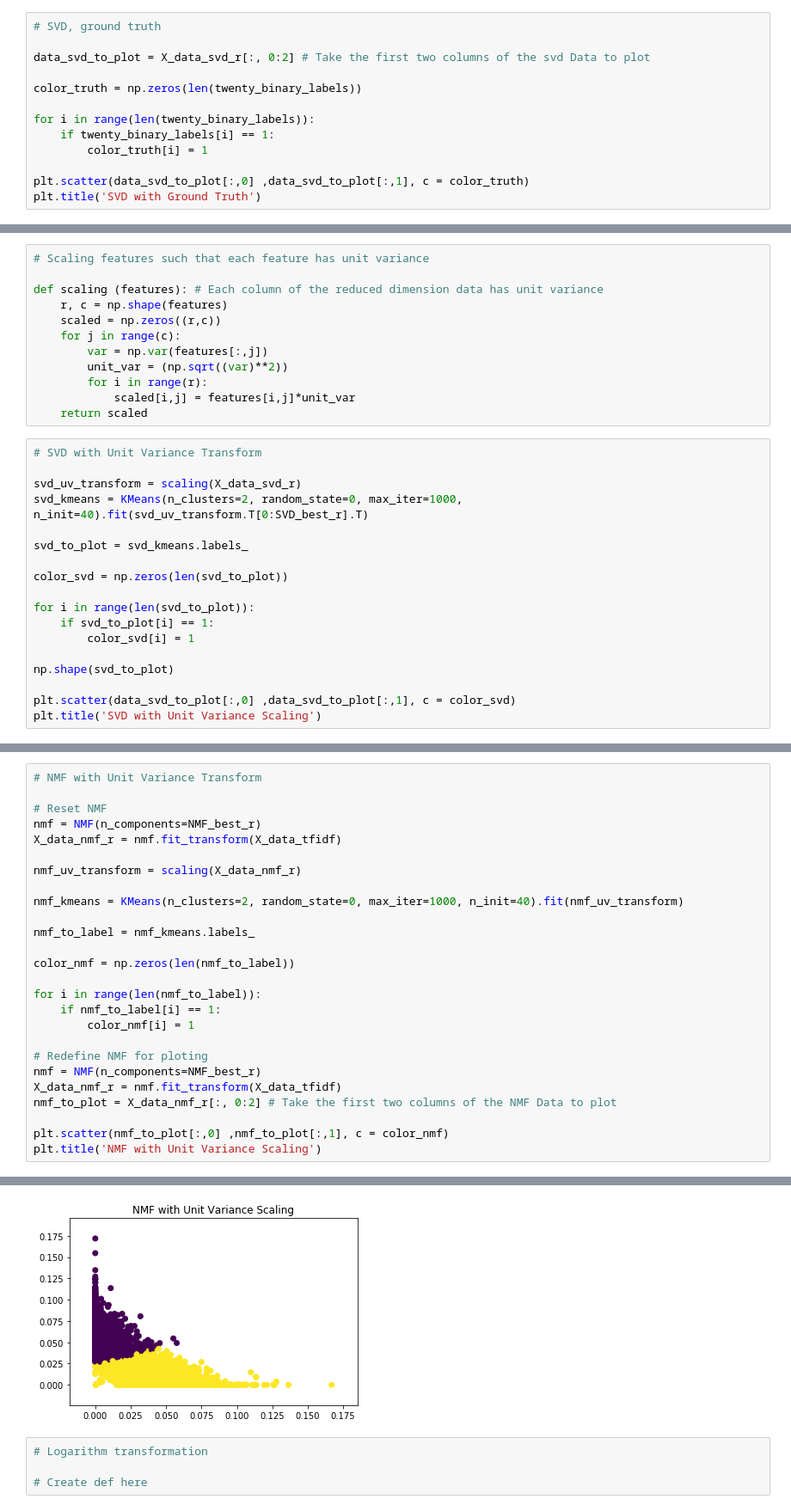
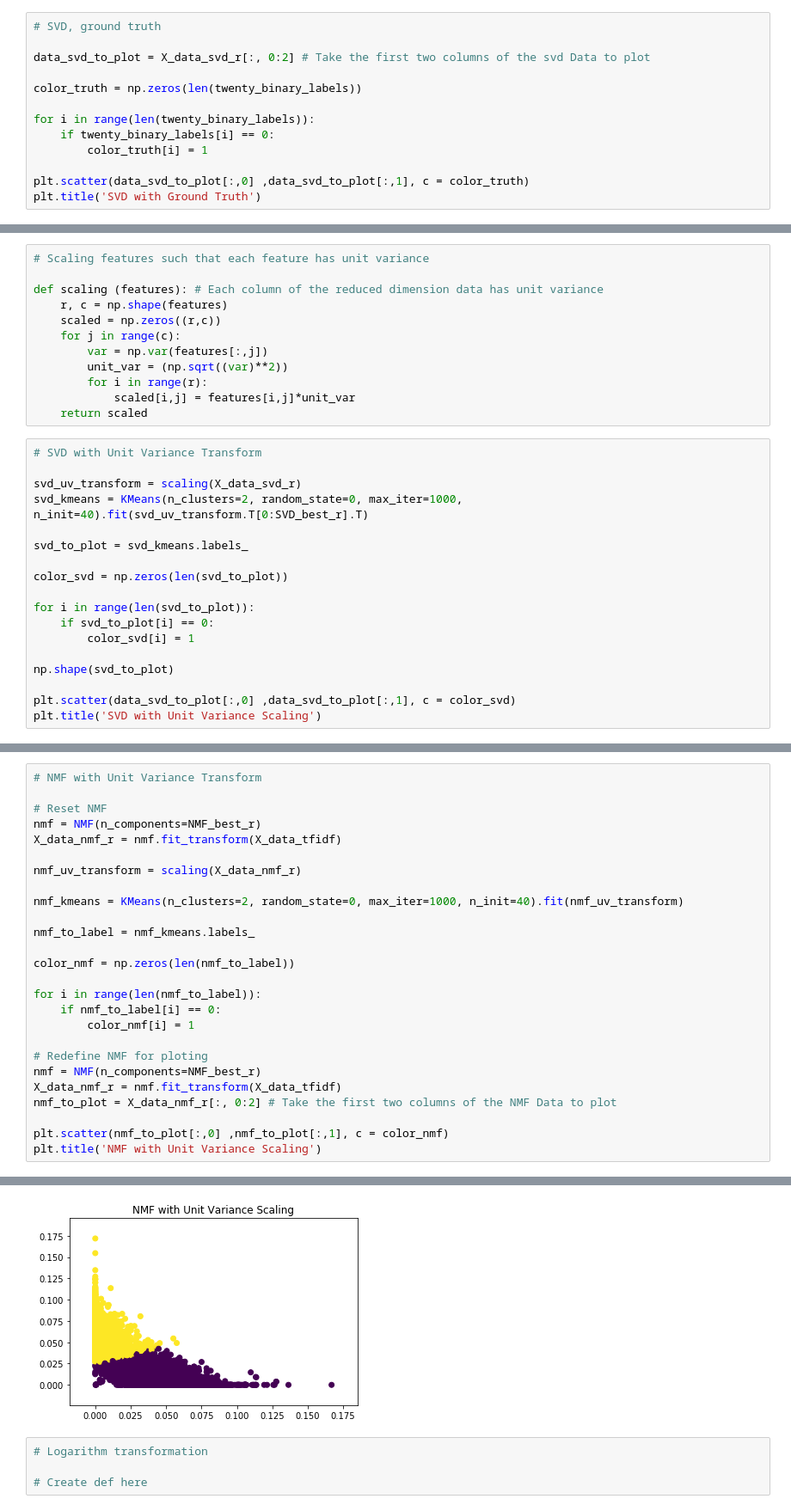
Before and after one commit to 219Winter2019adjz/Project2, a Jupyter notebook: Proj2.ipynb, the cells around one changed output, grey strips where cells are left out. Shown: that part at 86% size. Cells and saved outputs as stored; diff of their text form.

```diff
--- a/Proj2.ipynb
+++ b/Proj2.ipynb
@@ -310,7 +310,7 @@ data_svd_to_plot = X_data_svd_r[:, 0:2] # Take the first two columns of the svd
 color_truth = np.zeros(len(twenty_binary_labels))
 
 for i in range(len(twenty_binary_labels)):
-    if twenty_binary_labels[i] == 1:
+    if twenty_binary_labels[i] == 0:
         color_truth[i] = 1
 
 plt.scatter(data_svd_to_plot[:,0] ,data_svd_to_plot[:,1], c = color_truth)
@@ -412,7 +412,7 @@ svd_to_plot = svd_kmeans.labels_
 color_svd = np.zeros(len(svd_to_plot))
 
 for i in range(len(svd_to_plot)):
-    if svd_to_plot[i] == 1:
+    if svd_to_plot[i] == 0:
         color_svd[i] = 1
 
 np.shape(svd_to_plot)
@@ -425,32 +425,32 @@ Text(0.5,1,'SVD with Unit Variance Scaling')
 # %%
 # NMF with Unit Variance Transform
 
 # Reset NMF
 nmf = NMF(n_components=NMF_best_r)
 X_data_nmf_r = nmf.fit_transform(X_data_tfidf)
 
 nmf_uv_transform = scaling(X_data_nmf_r)
 
 nmf_kmeans = KMeans(n_clusters=2, random_state=0, max_iter=1000, n_init=40).fit(nmf_uv_transform)
 
 nmf_to_label = nmf_kmeans.labels_
 
 color_nmf = np.zeros(len(nmf_to_label))
 
 for i in range(len(nmf_to_label)):
-    if nmf_to_label[i] == 1:
+    if nmf_to_label[i] == 0:
         color_nmf[i] = 1
 
 # Redefine NMF for ploting
 nmf = NMF(n_components=NMF_best_r)
 X_data_nmf_r = nmf.fit_transform(X_data_tfidf)
 nmf_to_plot = X_data_nmf_r[:, 0:2] # Take the first two columns of the NMF Data to plot
 
 plt.scatter(nmf_to_plot[:,0] ,nmf_to_plot[:,1], c = color_nmf)
 plt.title('NMF with Unit Variance Scaling')
 # %% [output]
 Text(0.5,1,'NMF with Unit Variance Scaling')
-[figure, old version]
+[figure, new version]
 # %%
 # Logarithm transformation
 
```
Also changed, not shown: parts of 2 cells of this notebook.
